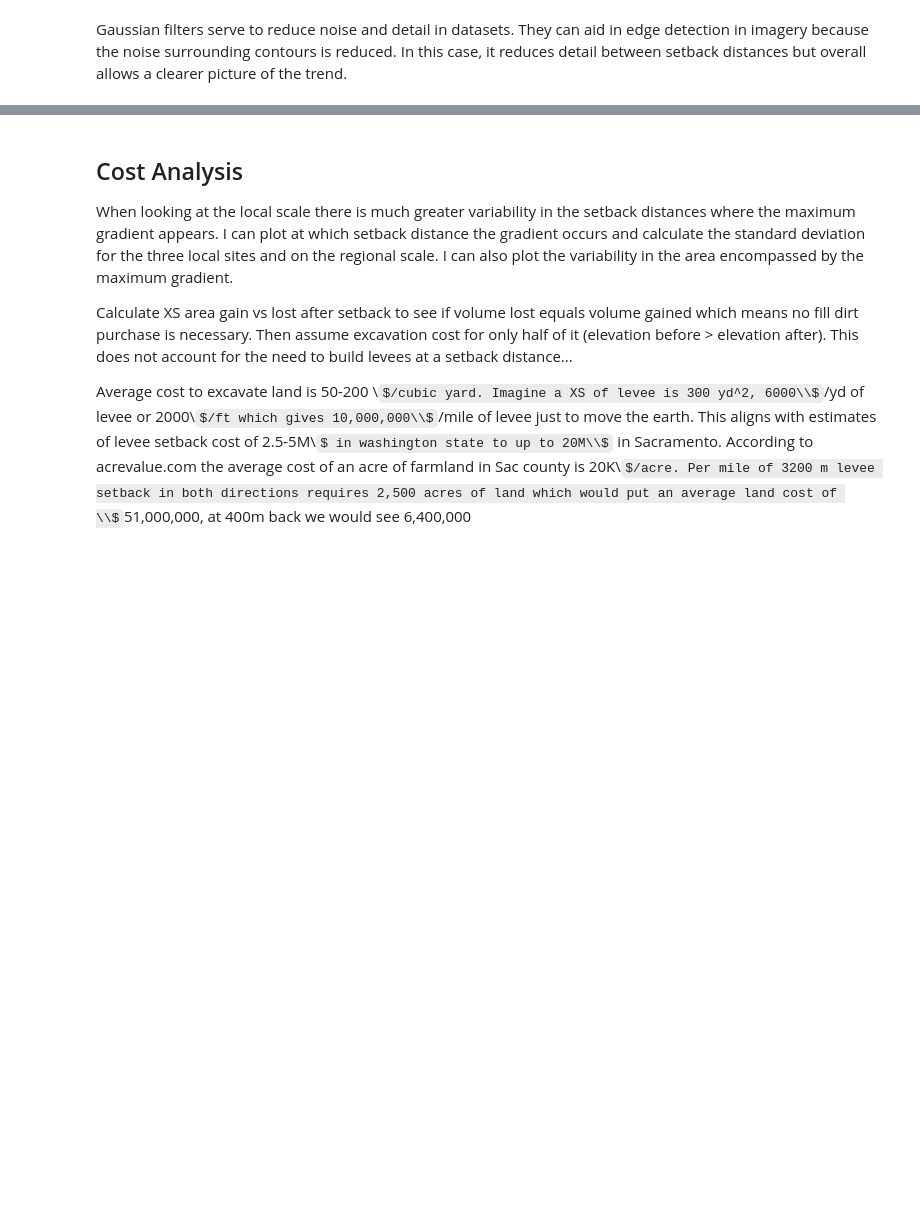
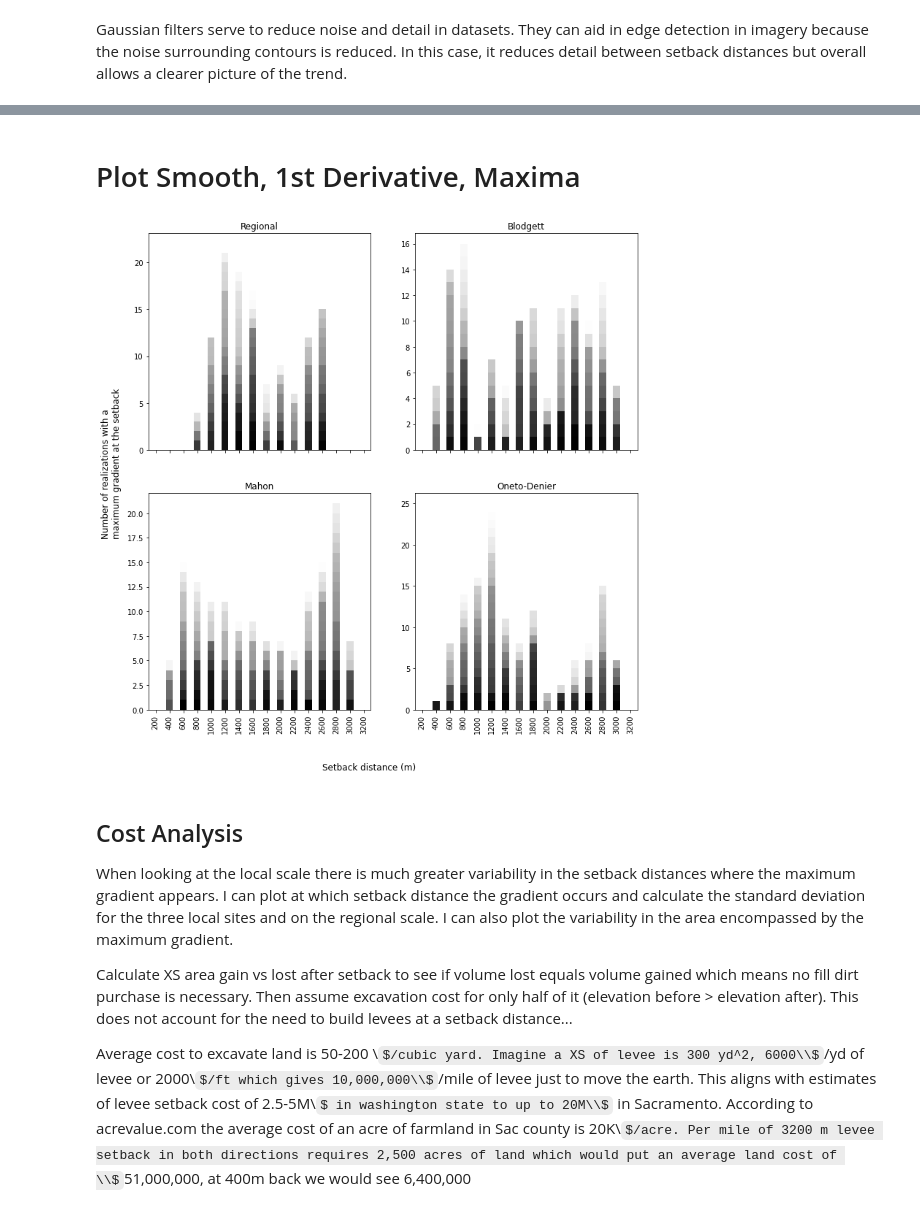
Before and after one commit to andrewcalderwood/CosumnesRiverRecharge, a Jupyter notebook: Projects/Levee_setback/levee_setback_distance_analysis/Setback flow result plotting.ipynb, the cells around one changed output, grey strips where cells are left out. Saved outputs shown, nothing was run; the diff lists cells and outputs as text; code cells hidden in the pictures; some formulas as TeX source; blank space fills up the shorter version.

```diff
--- a/Projects/Levee_setback/levee_setback_distance_analysis/Setback flow result plotting.ipynb
+++ b/Projects/Levee_setback/levee_setback_distance_analysis/Setback flow result plotting.ipynb
@@ -258,7 +229,0 @@ Grad1 max:  8
-# %%
-fig,ax=plt.subplots(4,1,figsize=(6,12),sharex=True)
-for i,n in enumerate(site_order):
-    max_df.loc[n].loc[r].transpose().plot(kind='bar',legend=False,stacked=True,ax=ax[i])
-    ax[i].set_title(n)
-fig.text(0,0.4,'Realizations with a maximum gradient',rotation=90)
-plt.xlabel('Setback distance (m)')
@@ -298,3 +285,19 @@ Text(0, 0.5, 'Realizations with a maximum gradient')
+# %% [markdown]
+# Plot Smooth, 1st Derivative, Maxima
+# %%
+fig,ax=plt.subplots(2,2,figsize=(12,12),sharex=True)
+for i,n in enumerate(site_order):
+    #.loc[r]
+    ax_n = ax[int(i/2), (i % 2)]
+    max_df.loc[n].transpose().plot(kind='bar',legend=False,stacked=True,ax=ax_n, colormap='gray')
+    ax_n.set_title(n)
+fig.text(0.05,0.4,'Number of realizations with a \nmaximum gradient at the setback',rotation=90, fontsize='large')
+fig.text(0.4,0.03,'Setback distance (m)', fontsize='large')
+
+# plt.savefig()
+plt.savefig(fig_dir+'all_sites_max_gradient_by_distance_'+str(percentile)+'.png',dpi=600)
+# %% [output]
+[figure, added]
 # %% [markdown]
 ## Cost Analysis
 When looking at the local scale there is much greater variability in the setback distances where the maximum gradient appears. I can plot at which setback distance the gradient occurs and calculate the standard deviation for the three local sites and on the regional scale. I can also plot the variability in the area encompassed by the maximum gradient.
```
Also changed, not shown: parts of 17 cells of this notebook, 9 other files.
